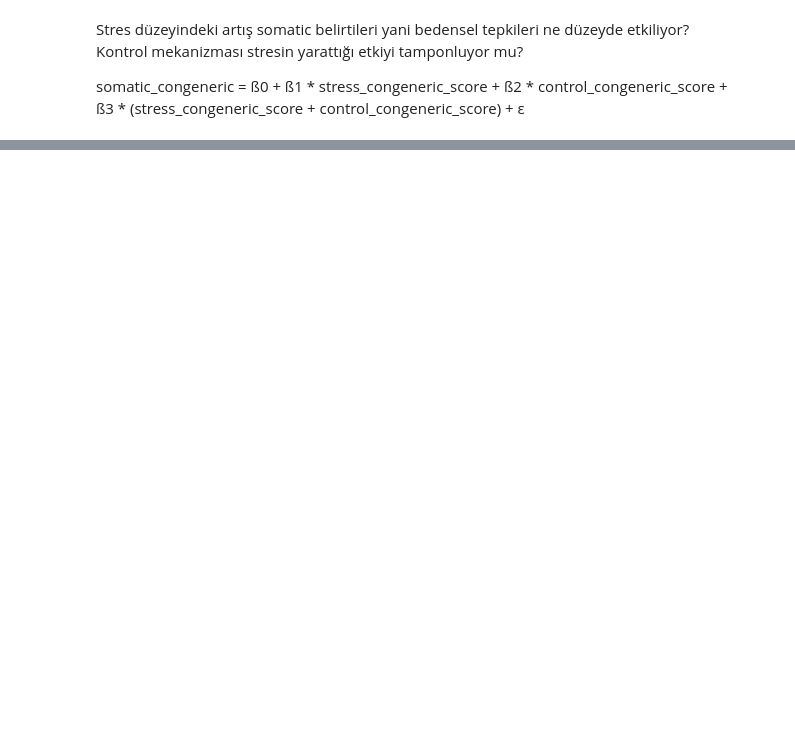
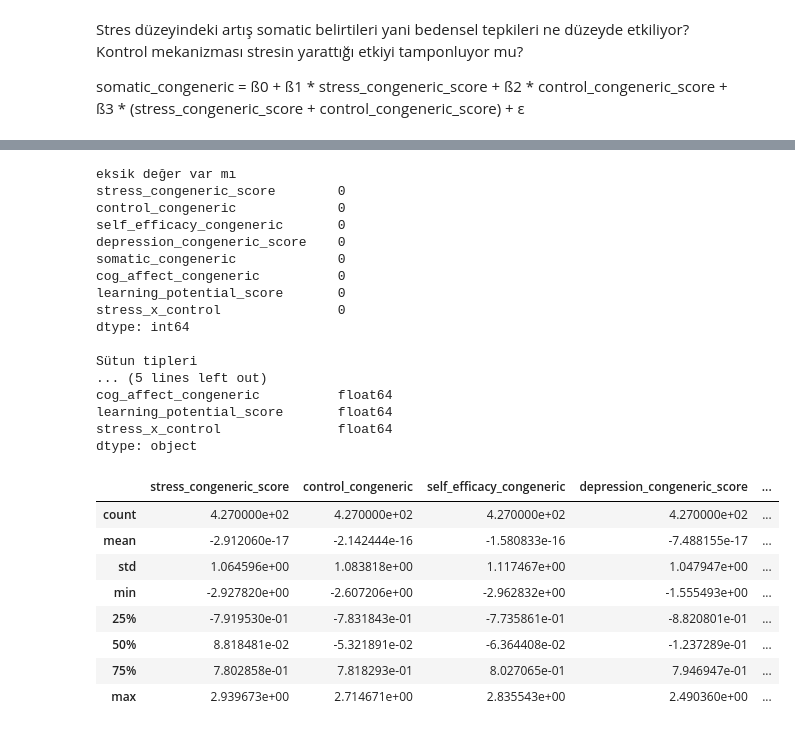
Before and after one commit to caglasu-kachow/learning-potential-analysis, a Jupyter notebook: 04_prediction_modeling.ipynb, the cells around one changed output, grey strips where cells are left out. Cells and saved outputs as stored; diff of their text form; code cells hidden in the pictures; blank space fills up the shorter version.

```diff
--- a/04_prediction_modeling.ipynb
+++ b/04_prediction_modeling.ipynb
@@ -21,0 +33,36 @@ df.head()
+# %%
+#kontrol
+print("eksik değer var mı")
+print(df.isnull().sum())
+
+print("\nSütun tipleri")
+print(df.dtypes)
+
+df.describe()
+# %% [output]
+eksik değer var mı
+stress_congeneric_score        0
+control_congeneric             0
+self_efficacy_congeneric       0
+depression_congeneric_score    0
+somatic_congeneric             0
+cog_affect_congeneric          0
+learning_potential_score       0
+stress_x_control               0
+dtype: int64
+
+Sütun tipleri
+... (5 lines left out)
+cog_affect_congeneric          float64
+learning_potential_score       float64
+stress_x_control               float64
+dtype: object
+|  | stress_congeneric_score | control_congeneric | self_efficacy_congeneric | depression_congeneric_score | ... |
+| count | 4.270000e+02 | 4.270000e+02 | 4.270000e+02 | 4.270000e+02 | ... |
+| mean | -2.912060e-17 | -2.142444e-16 | -1.580833e-16 | -7.488155e-17 | ... |
+| std | 1.064596e+00 | 1.083818e+00 | 1.117467e+00 | 1.047947e+00 | ... |
+| min | -2.927820e+00 | -2.607206e+00 | -2.962832e+00 | -1.555493e+00 | ... |
+| 25% | -7.919530e-01 | -7.831843e-01 | -7.735861e-01 | -8.820801e-01 | ... |
+| 50% | 8.818481e-02 | -5.321891e-02 | -6.364408e-02 | -1.237289e-01 | ... |
+| 75% | 7.802858e-01 | 7.818293e-01 | 8.027065e-01 | 7.946947e-01 | ... |
+| max | 2.939673e+00 | 2.714671e+00 | 2.835543e+00 | 2.490360e+00 | ... |
```
Also changed, not shown: parts of 7 cells of this notebook.
